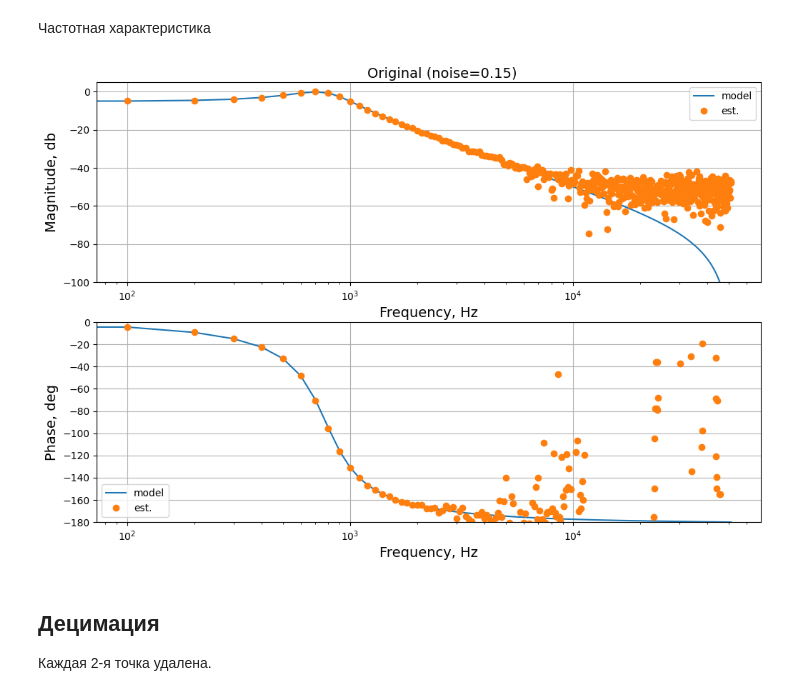
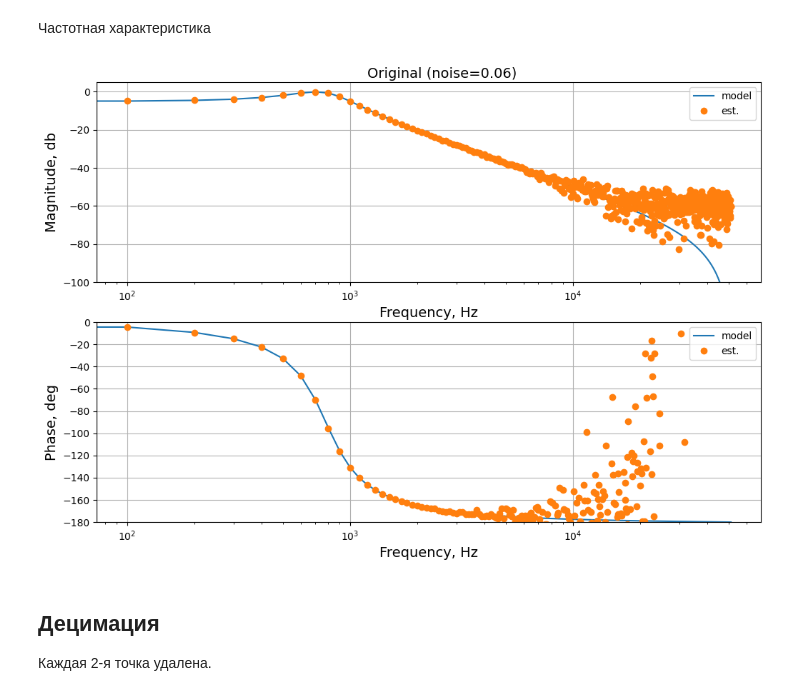
Before and after one commit to romangorbunov91/daub_5_3-int-to-int, a Jupyter notebook: fft_test.ipynb, the cells around one changed output. Saved outputs shown, nothing was run; the diff lists cells and outputs as text; code cells hidden in the pictures.

```diff
--- a/fft_test.ipynb
+++ b/fft_test.ipynb
@@ -98,7 +98,7 @@ print('Количество частот:', N_FREQ)
 Xm = 3
 phi_x = np.pi/6
 NOISE_MAG_X = 0.1 * Xm
-NOISE_MAG = 0.05 * Xm
+NOISE_MAG = 0.02 * Xm
 
 # Независимая и зависимая переменные.
 t = np.linspace(0, T_FULL-T_SAMPLE, N_POINT)
@@ -174,22 +174,22 @@ def freq_resp(x, y):
     return complex_gain
 # %%
 complex_gain_ideal = freq_resp(x, y)
-gain_abs_arg_ideal = [20*np.log10(np.abs(complex_gain_ideal)), np.unwrap(np.angle(complex_gain_ideal))*180/np.pi]
+gain_abs_phase_ideal = [20*np.log10(np.abs(complex_gain_ideal)), np.unwrap(np.angle(complex_gain_ideal))*180/np.pi]
 # %%
 fig, axes = plt.subplots(nrows=2, ncols=1, figsize=user_frqsize)
-for ax, plot_var, ylim, ylable, gain in zip(axes, filter_abs_phase, user_ylim, user_ylabel, gain_abs_arg_ideal):
+for ax, plot_var, ylim, ylable, gain in zip(axes, filter_abs_phase, user_ylim, user_ylabel, gain_abs_phase_ideal):
     ax.plot(freq_graph, plot_var, label='model')
     ax.plot(freq, gain, 'o', label='est.')
     ax.set_xscale('log')
     ax.set_xlabel('Frequency, Hz', fontsize=user_fontsize)
     ax.set_ylim(ylim)
     ax.set_ylabel(ylable, fontsize=user_fontsize)
     ax.legend()
     ax.grid(True)
 plt.text(1200, 220, 'Original (noise=' + str(round(NOISE_MAG, 2)) + ')', fontsize=user_fontsize)
 plt.show()
 # %% [output]
-[figure, old version]
+[figure, new version]
 # %% [markdown]
 ## Децимация
 Каждая 2-я точка удалена.
```
Also changed, not shown: parts of 26 cells of this notebook.
